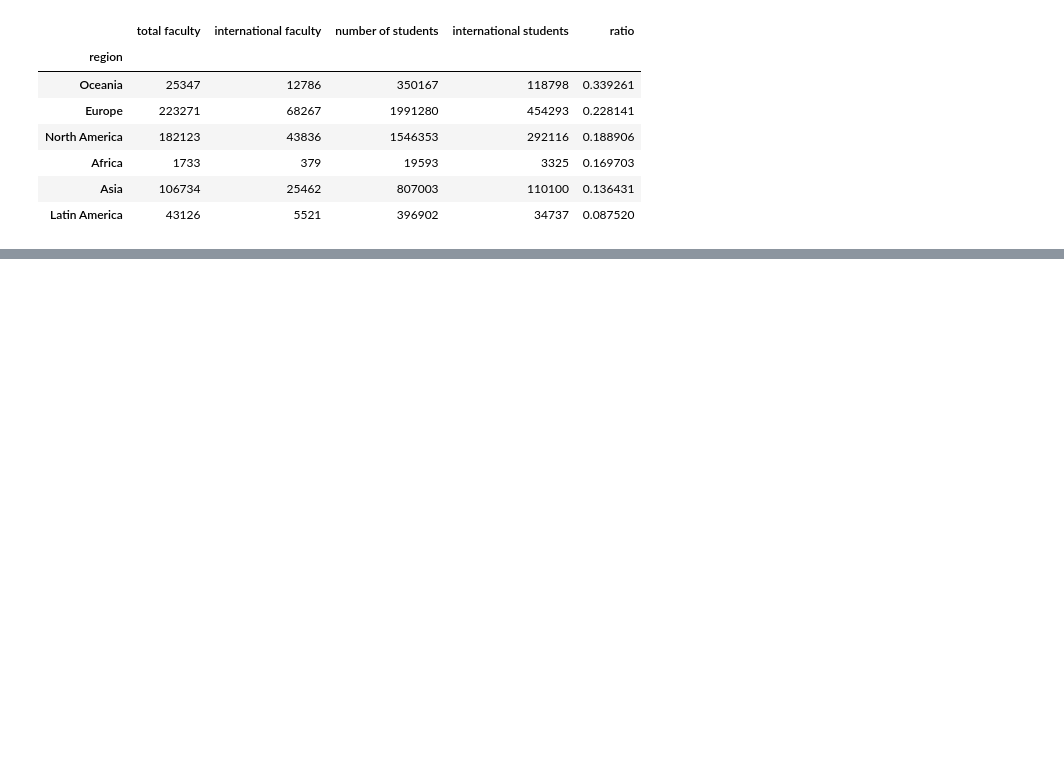
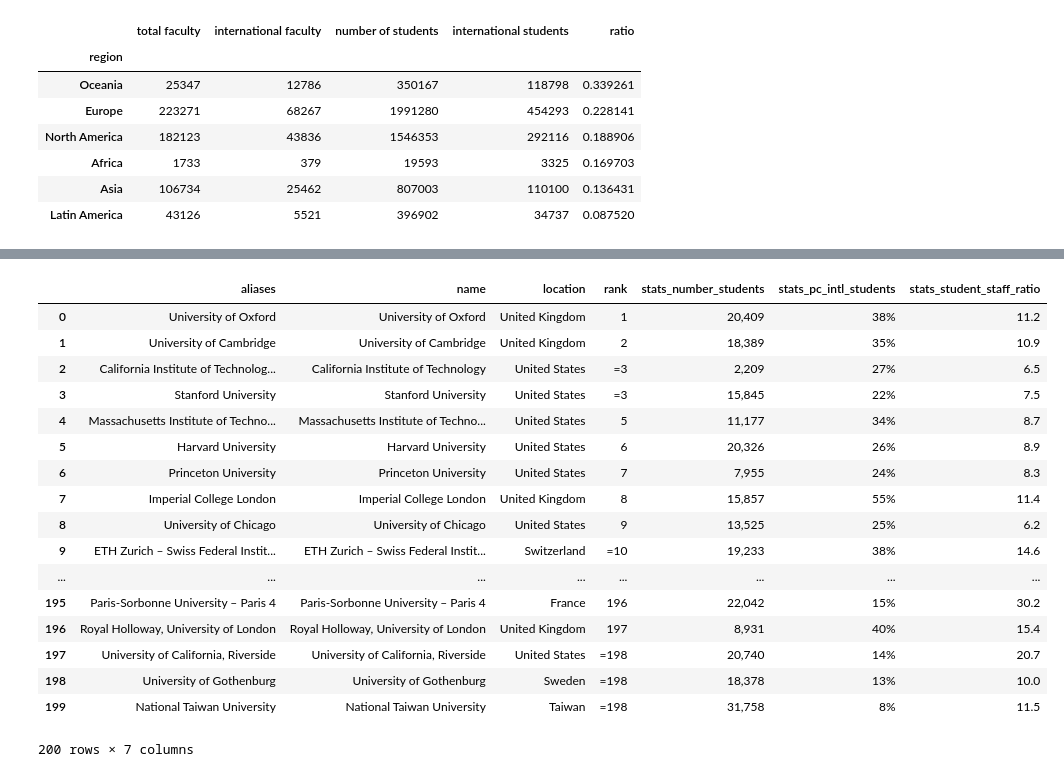
Before and after one commit to lkieliger/adagroup, a Jupyter notebook: hw2/Homework 2.ipynb, the cells around one changed output, grey strips where cells are left out. Cells and saved outputs as stored; diff of their text form; code cells hidden in the pictures; blank space fills up the shorter version.

```diff
--- a/hw2/Homework 2.ipynb
+++ b/hw2/Homework 2.ipynb
@@ -265,0 +269,24 @@ print(end - start)
+# %%
+df_2 = pd.DataFrame(json)
+df_2 = df_2[['aliases','name','location','rank','stats_number_students','stats_pc_intl_students','stats_student_staff_ratio']]
+df_2 = df_2.head(200)
+display(df_2)
+# %% [output]
+|  | aliases | name | location | rank | stats_number_students | stats_pc_intl_students | stats_student_staff_ratio |
+| 0 | University of Oxford | University of Oxford | United Kingdom | 1 | 20,409 | 38% | 11.2 |
+| 1 | University of Cambridge | University of Cambridge | United Kingdom | 2 | 18,389 | 35% | 10.9 |
+| 2 | California Institute of Technolog... | California Institute of Technology | United States | =3 | 2,209 | 27% | 6.5 |
+| 3 | Stanford University | Stanford University | United States | =3 | 15,845 | 22% | 7.5 |
+| 4 | Massachusetts Institute of Techno... | Massachusetts Institute of Techno... | United States | 5 | 11,177 | 34% | 8.7 |
+| 5 | Harvard University | Harvard University | United States | 6 | 20,326 | 26% | 8.9 |
+| 6 | Princeton University | Princeton University | United States | 7 | 7,955 | 24% | 8.3 |
+| 7 | Imperial College London | Imperial College London | United Kingdom | 8 | 15,857 | 55% | 11.4 |
+| 8 | University of Chicago | University of Chicago | United States | 9 | 13,525 | 25% | 6.2 |
+| 9 | ETH Zurich – Swiss Federal Instit... | ETH Zurich – Swiss Federal Instit... | Switzerland | =10 | 19,233 | 38% | 14.6 |
+| ... | ... | ... | ... | ... | ... | ... | ... |
+| 195 | Paris-Sorbonne University – Paris 4 | Paris-Sorbonne University – Paris 4 | France | 196 | 22,042 | 15% | 30.2 |
+| 196 | Royal Holloway, University of London | Royal Holloway, University of London | United Kingdom | 197 | 8,931 | 40% | 15.4 |
+| 197 | University of California, Riverside | University of California, Riverside | United States | =198 | 20,740 | 14% | 20.7 |
+| 198 | University of Gothenburg | University of Gothenburg | Sweden | =198 | 18,378 | 13% | 10.0 |
+| 199 | National Taiwan University | National Taiwan University | Taiwan | =198 | 31,758 | 8% | 11.5 |
+200 rows × 7 columns
```
Also changed, not shown: parts of 8 cells of this notebook.
